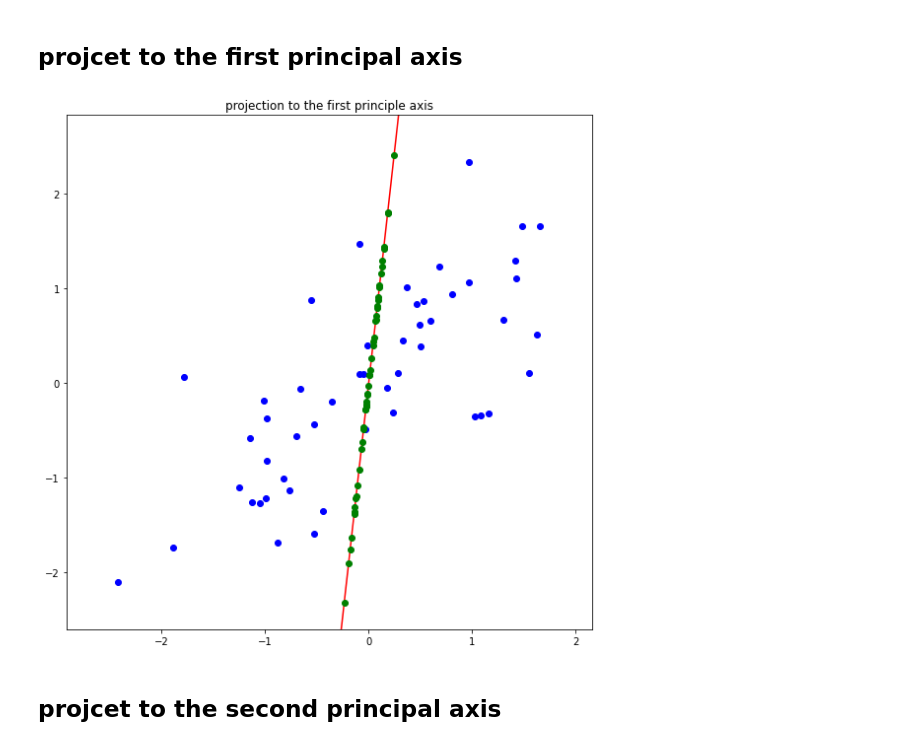
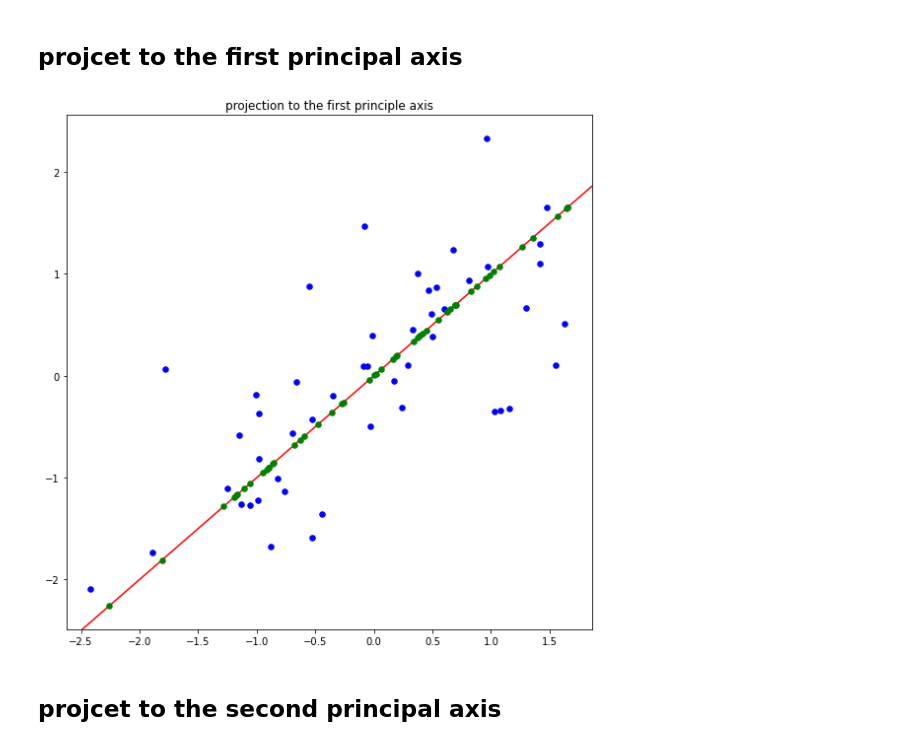
Before and after one commit to NahyukLEE/Machine-Learning-Practice, a Jupyter notebook: 12/assignment_12.ipynb, the cells around one changed output. Cells and saved outputs as stored; diff of their text form; code cells hidden in the pictures.

Commit message:
project to the first principal axis

```diff
--- a/12/assignment_12.ipynb
+++ b/12/assignment_12.ipynb
@@ -179,15 +179,18 @@ scaled_U[:,0].shape
 # %%
 plt.figure(figsize=(8,8))
 plt.title('projection to the first principle axis')
-# ===================================================
-# fill up the blank
-#
-#
-# ===================================================
+
+plt.scatter(Z[:,0], Z[:,1], s = 30, color = 'blue')
+
+proj_Z = compute_projection_onto_line(Z, scaled_U[:,0])
+plt.scatter(proj_Z[:,0], proj_Z[:,1], s = 30, color = 'g', zorder=2)
+
+plt.axline((0,0), scaled_U[:,0], color='r', zorder=1)
+
 plt.tight_layout()
 plt.show()
 # %% [output]
-[figure, old version]
+[figure, new version]
 # %% [markdown]
 ## projcet to the second principal axis
 # %%
```
